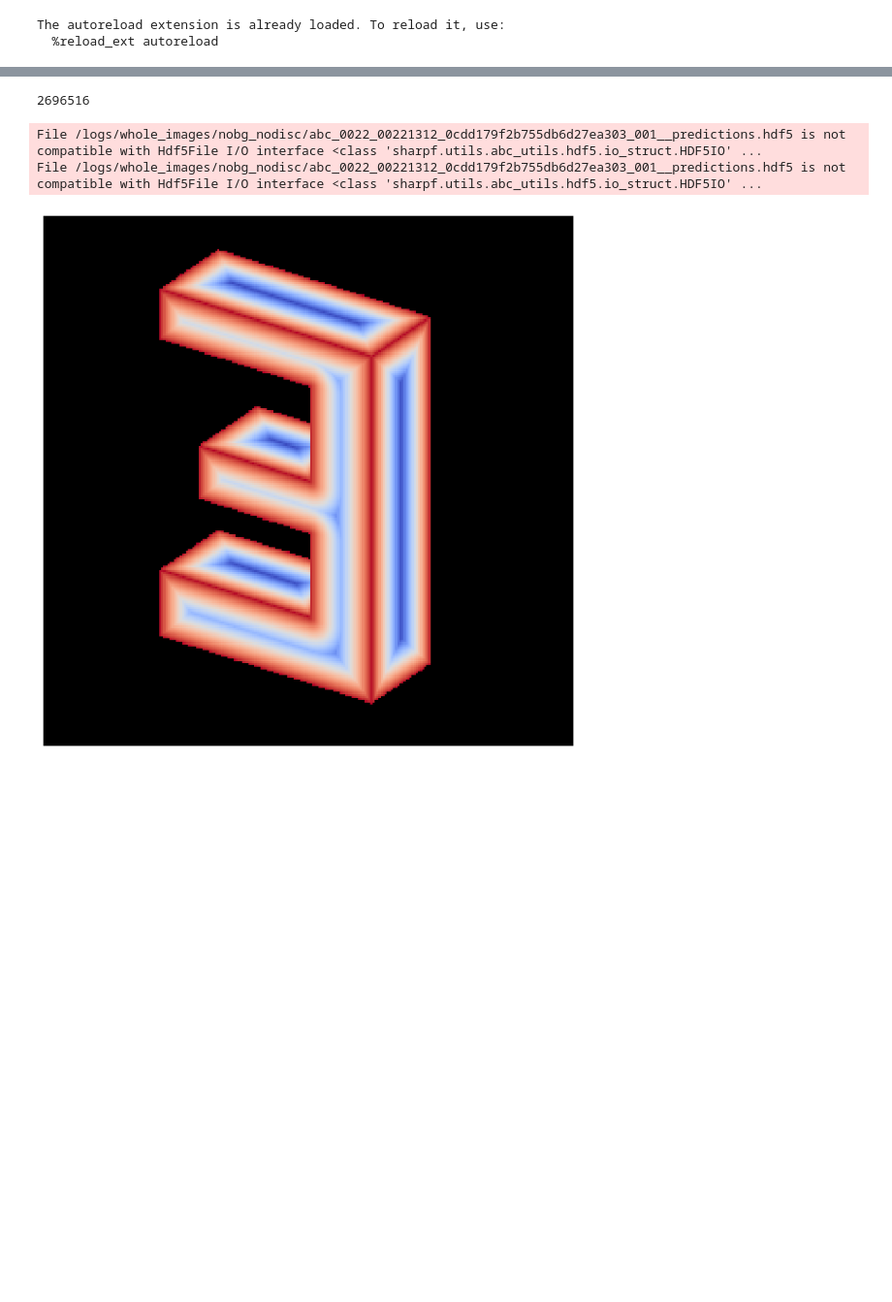
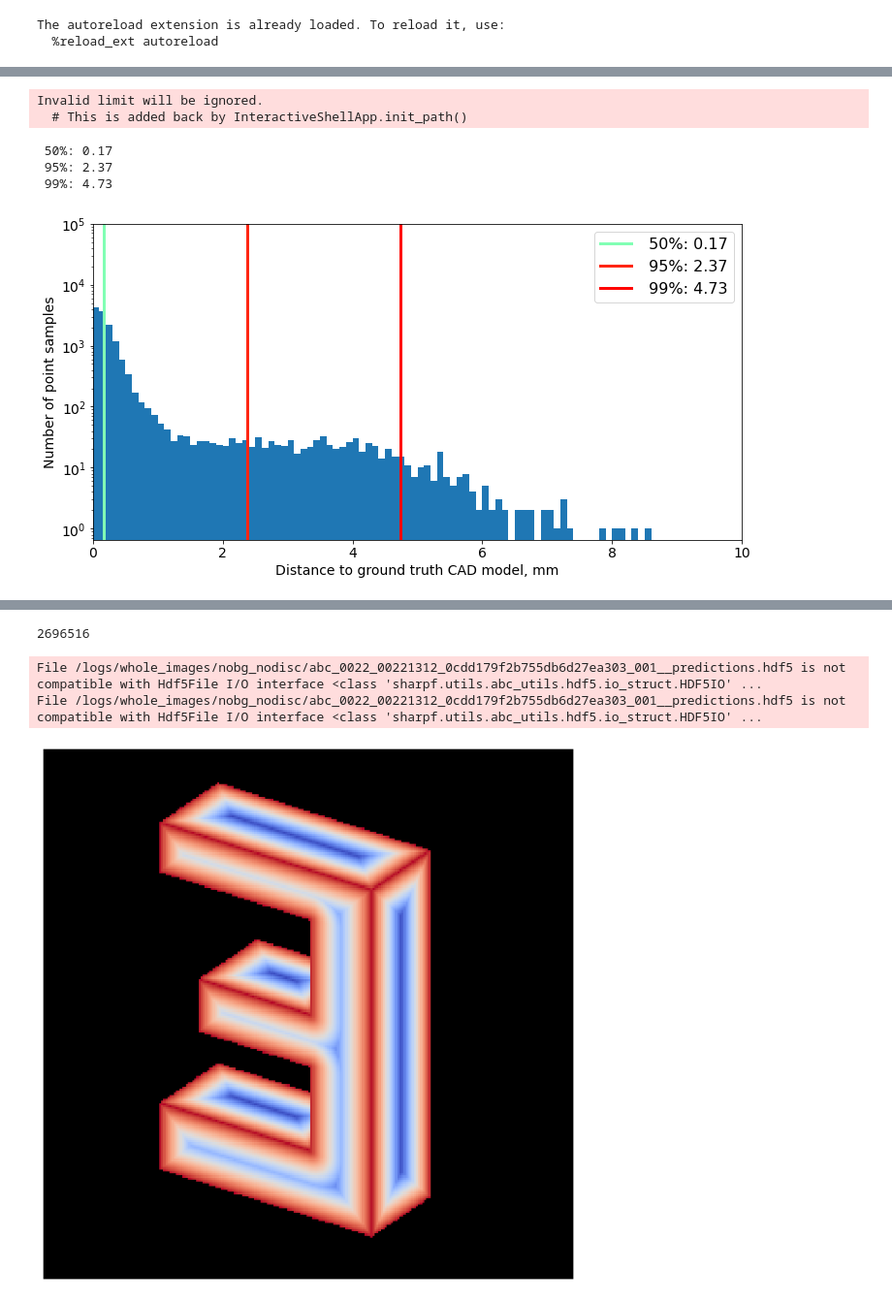
Before and after one commit to artonson/def, a Jupyter notebook: notebooks/points_whole_visualize.ipynb, the cells around one changed output, grey strips where cells are left out. Shown at 97% size. Saved outputs shown, nothing was run; the diff lists cells and outputs as text; code cells hidden in the pictures; blank space fills up the shorter version.

```diff
--- a/notebooks/points_whole_visualize.ipynb
+++ b/notebooks/points_whole_visualize.ipynb
@@ -134,0 +456,19 @@ DISPLAY_RES = 0.02 * 1.5
+# %%
+stl_filename = glob(os.path.join(input_dir, '*.stl'))[0]
+obj_filename = glob(os.path.join(input_dir, '*.obj'))[0]
+yml_filename = glob(os.path.join(input_dir, '*.yml'))[0]
+meshlab_filename = glob(os.path.join(input_dir, '*.mlp'))[0]
+hdf5_raw_filename = sorted(glob(os.path.join(input_dir, '*.hdf5')))[0]
+hdf5_preprocessed_filename = glob(os.path.join(input_dir, '*_preprocessed.hdf5'))[0]
+item_id = os.path.basename(stl_filename).split('__')[0]
+# %%
+with open(obj_filename, 'rb') as obj_file:
+    print('obj...', end='')
+    obj_mesh, _, _ = trimesh_load(BytesIO(obj_file.read()))
+
+with open(yml_filename, 'rb') as yml_file:
+    print('yml...', end='')
+    yml_features = yaml.load(BytesIO(yml_file.read()), Loader=yaml.Loader)
+
+print('meshlab...', end='')
+_, manual_alignment_transforms, _, stl_transform = load_meshlab_project(meshlab_filename)
@@ -134,0 +477,7 @@ DISPLAY_RES = 0.02 * 1.5
+# %%
+print('hdf5...')
+dataset_preprocessed = Hdf5File(
+    hdf5_preprocessed_filename,
+    io=ViewIO,
+    preload=PreloadTypes.LAZY,
+    labels='*')
@@ -134,0 +587,2 @@ DISPLAY_RES = 0.02 * 1.5
+# %%
+views_preprocessed, mesh_preprocessed = plot_views(dataset_preprocessed, obj_mesh)
@@ -134,0 +591,9 @@ DISPLAY_RES = 0.02 * 1.5
+# %%
+plot_alignment_quality(views_preprocessed, mesh_preprocessed)
+# %% [output]
+Invalid limit will be ignored.
+  # This is added back by InteractiveShellApp.init_path()
+ 50%: 0.17
+ 95%: 2.37
+ 99%: 4.73
+[figure, added]
```
Also changed, not shown: parts of 71 cells of this notebook, 3 other files.
